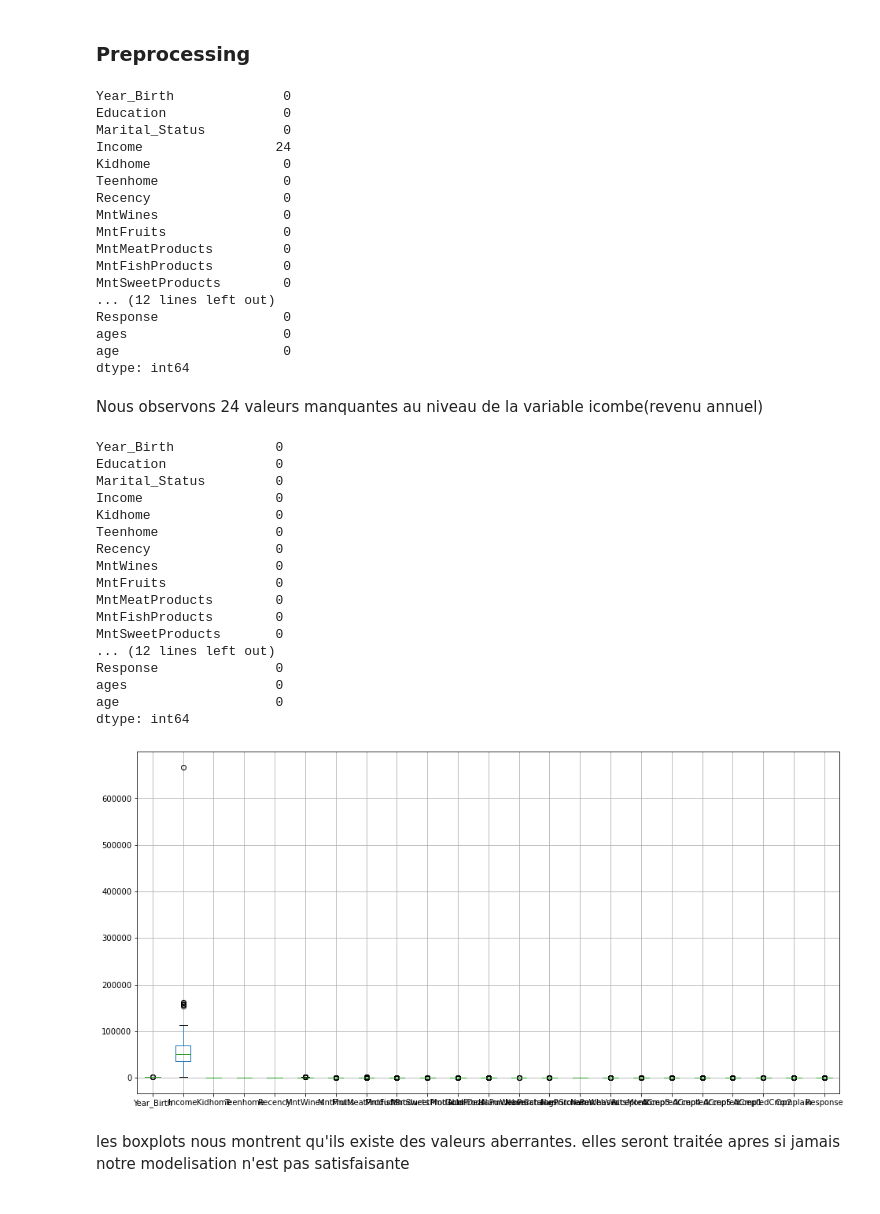
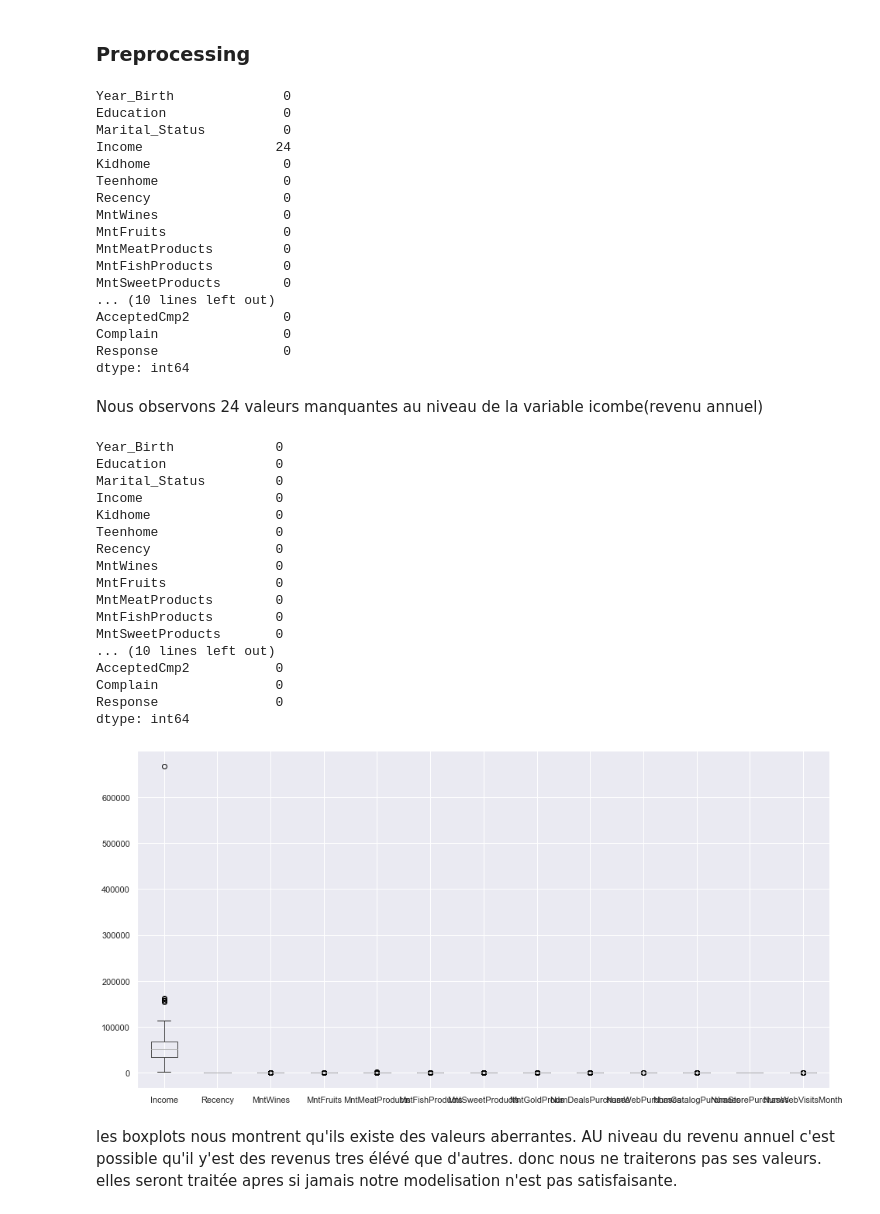
Before and after one commit to kmag-cell/segmentation, a Jupyter notebook: segmentation.ipynb, the cells around one changed output. Saved outputs shown, nothing was run; the diff lists cells and outputs as text; code cells hidden in the pictures.

```diff
--- a/segmentation.ipynb
+++ b/segmentation.ipynb
@@ -117,6 +134,6 @@ memory usage: 507.6+ KB
 # %%
 #supprimons les colonnes qui ne vont pas nous servir
-df = df.drop(['ID','Dt_Customer', 'Z_CostContact', 'Z_Revenue'], axis =1)
+df = df.drop(['Dt_Customer', 'Z_CostContact', 'Z_Revenue'], axis =1)
 # %%
 df.describe()
 # %% [output]
@@ -133,4 +170,6 @@ df.describe()
 # %% [markdown]
 #### Divisons notre dataset pour regrouper les données qualitatifs et les données quantitatifs
+# %%
+data = df.copy()
 # %%
 #données qualitatifs
@@ -153,6 +186,6 @@ df_qual
 # %%
 #données quantitatifs
-df_quant = df.select_dtypes(exclude = object)
-df_quant
+df_quant = data.select_dtypes(exclude = object)
+df_quant.head(5)
 # %% [output]
 |  | Year_Birth | Income | Kidhome | Teenhome | Recency | MntWines | MntFruits | MntMeatProducts | ... |
@@ -170,0 +211,4 @@ df_quant
+# %%
+#non categorielles
+df_quant_dist = df_quant[['Income', 'Recency', 'MntWines', 'MntFruits', 'MntMeatProducts', 'MntFishProducts', 'MntSweetProducts', 'MntGoldProds', 'NumDealsPurchases', 'NumWebPurchases', 'NumCatalogPurchases', 'NumStorePurchases', 'NumWebVisitsMonth']]
+df_quant_dist.head(5)
@@ -291,6 +381,6 @@ ici la majorité de ceux qui n'ont pas accepté l'offre des différentes campagn
 # %%
 #voir les valeurs manquantes
-df.isnull().sum()
+data1.isnull().sum()
 # %% [output]
 Year_Birth              0
 Education               0
@@ -304,10 +394,10 @@ MntFruits               0
 MntMeatProducts         0
 MntFishProducts         0
 MntSweetProducts        0
-... (12 lines left out)
+... (10 lines left out)
+AcceptedCmp2            0
+Complain                0
 Response                0
-ages                    0
-age                     0
 dtype: int64
 # %% [markdown]
 Nous observons 24 valeurs manquantes au niveau de la variable icombe(revenu annuel)
@@ -318,6 +408,6 @@ df.dropna(axis = 0, inplace = True)
 # %%
 #verification des valeurs manquantes
-df.isnull().sum()
+data1.isnull().sum()
 # %% [output]
 Year_Birth             0
 Education              0
@@ -331,8 +421,8 @@ MntFruits              0
 MntMeatProducts        0
 MntFishProducts        0
 MntSweetProducts       0
-... (12 lines left out)
+... (10 lines left out)
+AcceptedCmp2           0
+Complain               0
 Response               0
-ages                   0
-age                    0
 dtype: int64
@@ -339,7 +433,7 @@ dtype: int64
 # %%
 #voir les valeurs aberrantes
-df_quant.boxplot(figsize=(16,8));
+df_quant_dist.boxplot(figsize=(16,8));
 # %% [output]
-[figure, old version]
+[figure, new version]
 # %% [markdown]
-les boxplots nous montrent qu'ils existe des valeurs aberrantes. elles seront traitée apres si jamais notre modelisation n'est pas satisfaisante
+les boxplots nous montrent qu'ils existe des valeurs aberrantes. AU niveau du revenu annuel c'est possible qu'il y'est des revenus tres élévé que d'autres. donc nous ne traiterons pas ses valeurs. elles seront traitée apres si jamais notre modelisation n'est pas satisfaisante.
```
Also changed, not shown: parts of 90 cells of this notebook.
